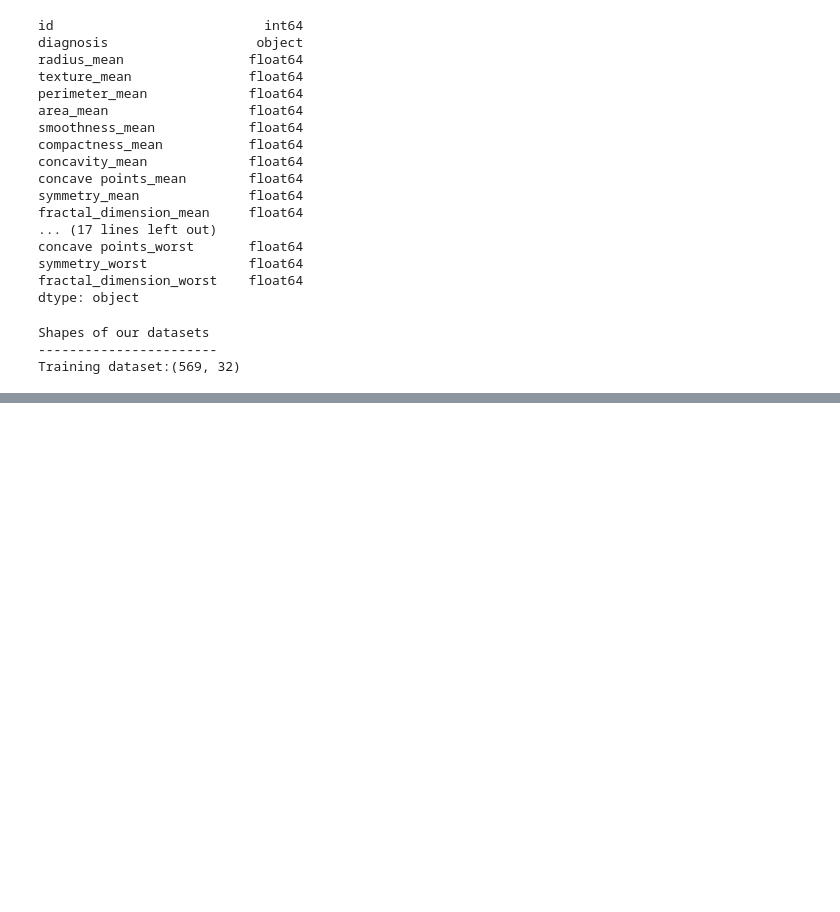
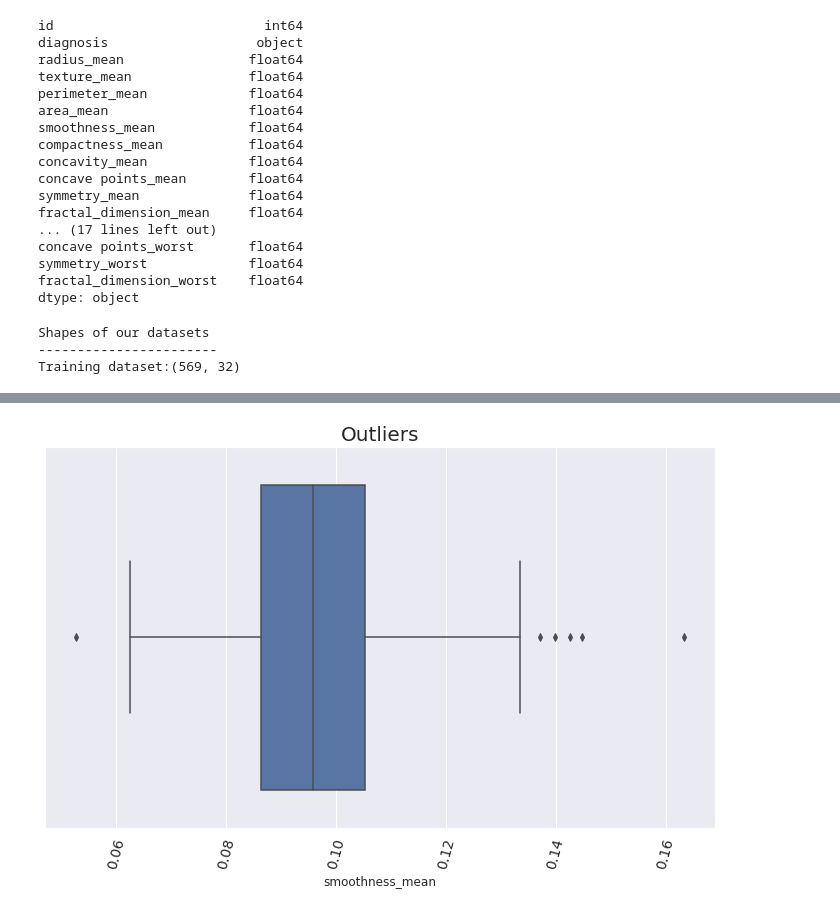
Before and after one commit to abel-blue/breastCancer-causal-Inference, a Jupyter notebook: notebooks/data_exploration.ipynb, the cells around one changed output, grey strips where cells are left out. Cells and saved outputs as stored; diff of their text form; code cells hidden in the pictures; blank space fills up the shorter version.

```diff
--- a/notebooks/data_exploration.ipynb
+++ b/notebooks/data_exploration.ipynb
@@ -128,0 +187,4 @@ Training dataset:(569, 32)
+# %%
+exploration.plot_box(train_df, 'smoothness_mean', 'Outliers')
+# %% [output]
+[figure, added]
```
Also changed, not shown: parts of 8 cells of this notebook.
